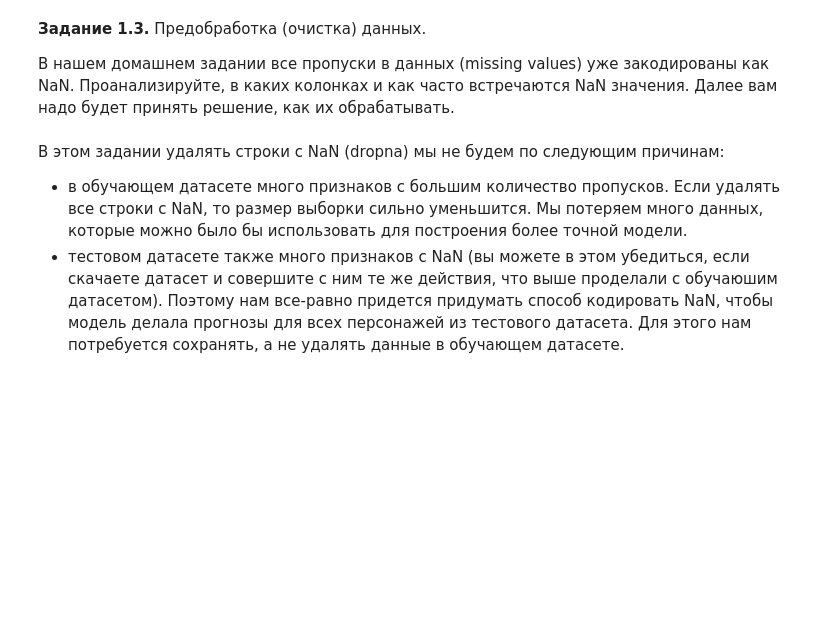
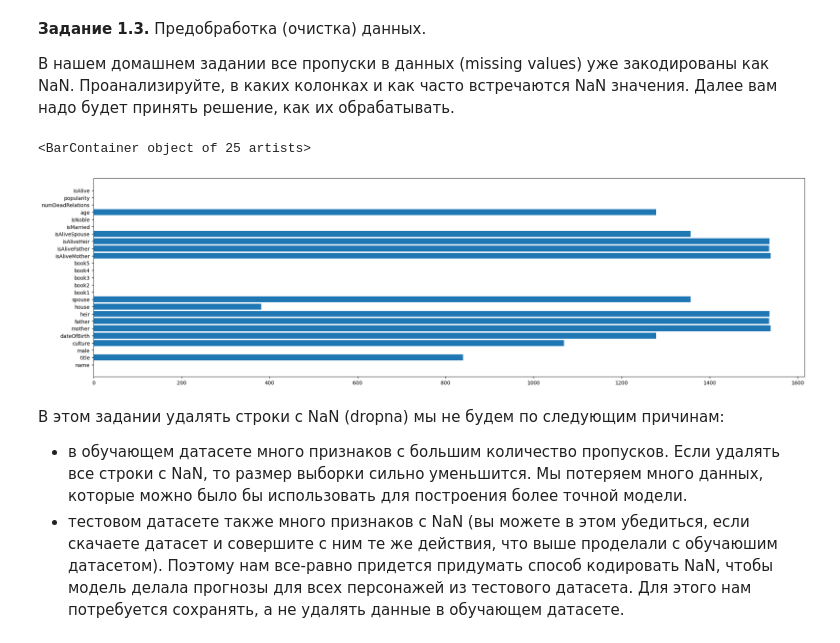
Before and after one commit to NeMordvin/-App-for-SolidEdge, a Jupyter notebook: week_01_ml_intro/Homework/hw_1_game_of_thrones.ipynb, the cells around one changed output. Cells and saved outputs as stored; diff of their text form; code cells hidden in the pictures; blank space fills up the shorter version.

```diff
--- a/week_01_ml_intro/Homework/hw_1_game_of_thrones.ipynb
+++ b/week_01_ml_intro/Homework/hw_1_game_of_thrones.ipynb
@@ -114,0 +113,3 @@ data = # ...
+# %%
+df = pd.read_csv("/content/game_of_thrones_train.csv", index_col="S.No")
+df.head()
@@ -137,3 +174,11 @@ data.describe(include = [...]).T[['count', 'min', 'max']]
+# %%
+data = df.isna().sum()
+# %%
+plt.figure(figsize=(25,7))
+plt.barh(data.index, data.values)
+# %% [output]
+<BarContainer object of 25 artists>
+[figure, added]
 # %% [markdown]
 В этом задании удалять строки с NaN (dropna) мы не будем по следующим причинам:
 - в обучающем датасете много признаков с большим количество пропусков. Если удалять все строки с NaN, то размер выборки сильно уменьшится. Мы потеряем много данных, которые можно было бы использовать для построения более точной модели.
```
Also changed, not shown: parts of 38 cells of this notebook.
